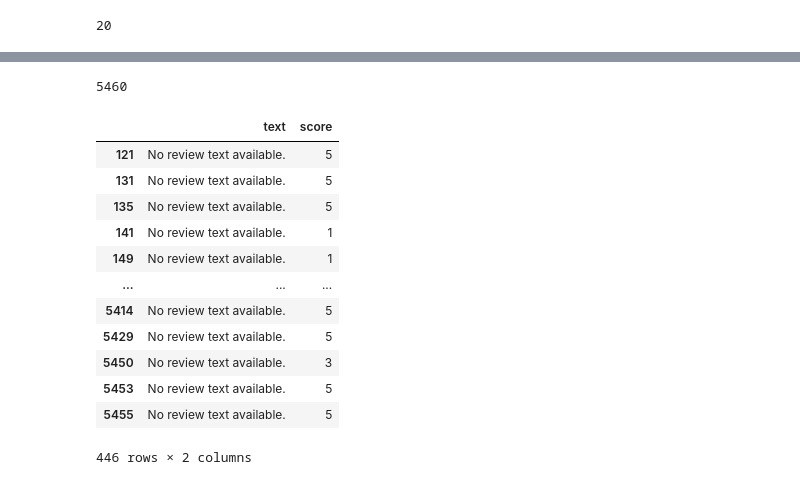
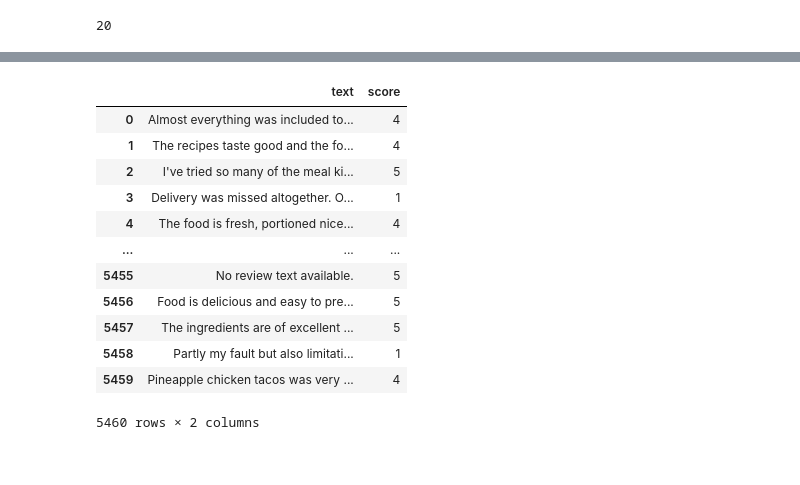
Before and after one commit to ddcots24/Hello-Fresh, a Jupyter notebook: Hello Fresh Review Analysis.ipynb, the cells around one changed output, grey strips where cells are left out. Cells and saved outputs as stored; diff of their text form; code cells hidden in the pictures.

Commit message:
making subsequent dataframes from different web page sections

```diff
--- a/Hello Fresh Review Analysis.ipynb
+++ b/Hello Fresh Review Analysis.ipynb
@@ -144,7 +144,7 @@ def scrape_review_pages(page_start, page_end):
                 #print(review_score)
                 review_object = {"text": review_text, "score": review_score}
                 reviews.append(review_object)
-            time.sleep(1)
+            time.sleep(3)
         except requests.exceptions.RequestException as e:
             print(f"Error fetching page {i}: {e}")
             continue
@@ -194,20 +178,16 @@ df = pd.DataFrame(Hello_fresh_reviews)
-# %%
-len(df)
-# %% [output]
-5460
-# %%
-df[df['text'] == "No review text available."]
-# %% [output]
-|  | text | score |
-| 121 | No review text available. | 5 |
-| 131 | No review text available. | 5 |
-| 135 | No review text available. | 5 |
-| 141 | No review text available. | 1 |
-| 149 | No review text available. | 1 |
-| ... | ... | ... |
-| 5414 | No review text available. | 5 |
-| 5429 | No review text available. | 5 |
-| 5450 | No review text available. | 3 |
-| 5453 | No review text available. | 5 |
-| 5455 | No review text available. | 5 |
-446 rows × 2 columns
+# %%
+df
+# %% [output]
+|  | text | score |
+| 0 | Almost everything was included to... | 4 |
+| 1 | The recipes taste good and the fo... | 4 |
+| 2 | I've tried so many of the meal ki... | 5 |
+| 3 | Delivery was missed altogether. O... | 1 |
+| 4 | The food is fresh, portioned nice... | 4 |
+| ... | ... | ... |
+| 5455 | No review text available. | 5 |
+| 5456 | Food is delicious and easy to pre... | 5 |
+| 5457 | The ingredients are of excellent ... | 5 |
+| 5458 | Partly my fault but also limitati... | 1 |
+| 5459 | Pineapple chicken tacos was very ... | 4 |
+5460 rows × 2 columns
```
Also changed, not shown: parts of 7 cells of this notebook.
